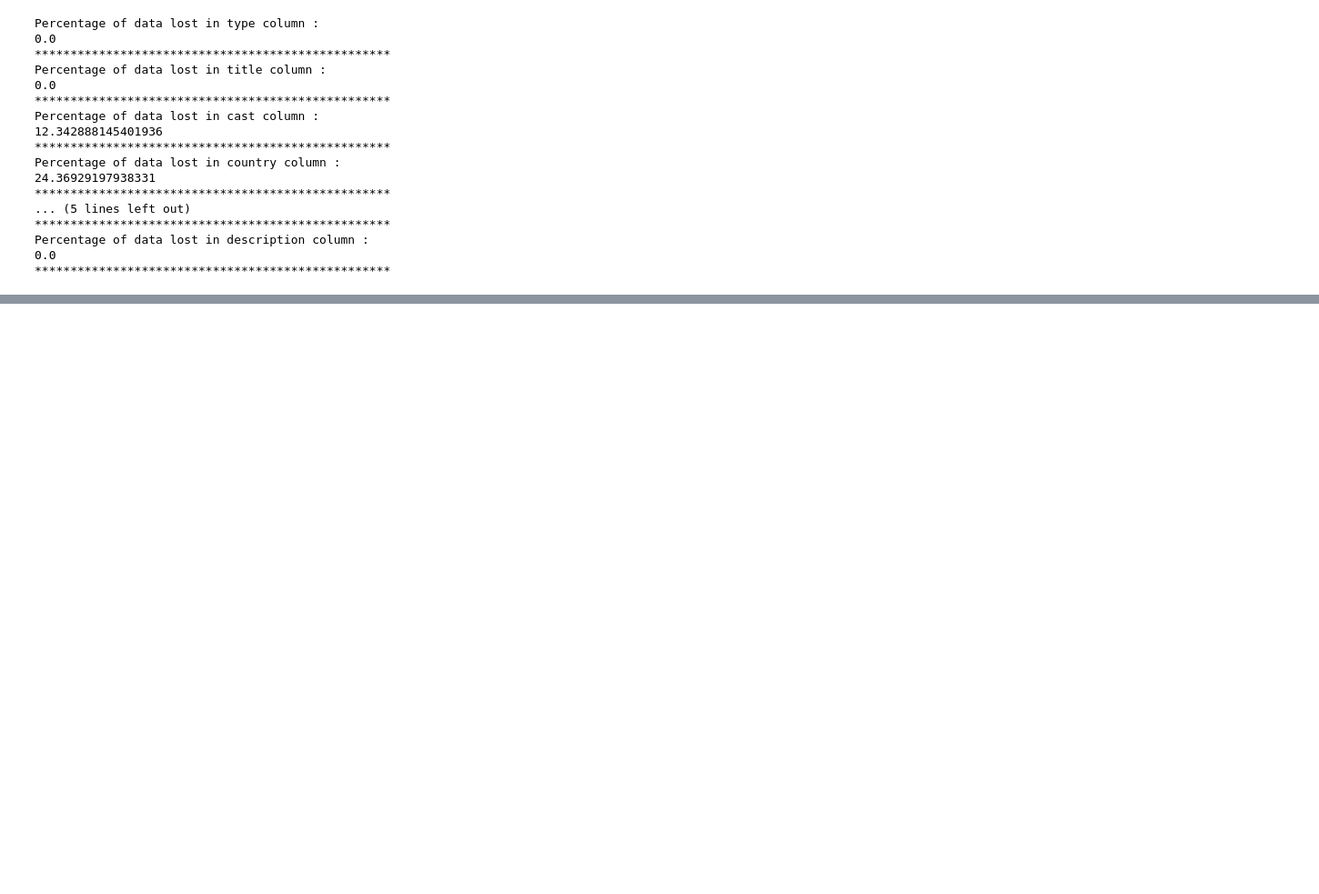
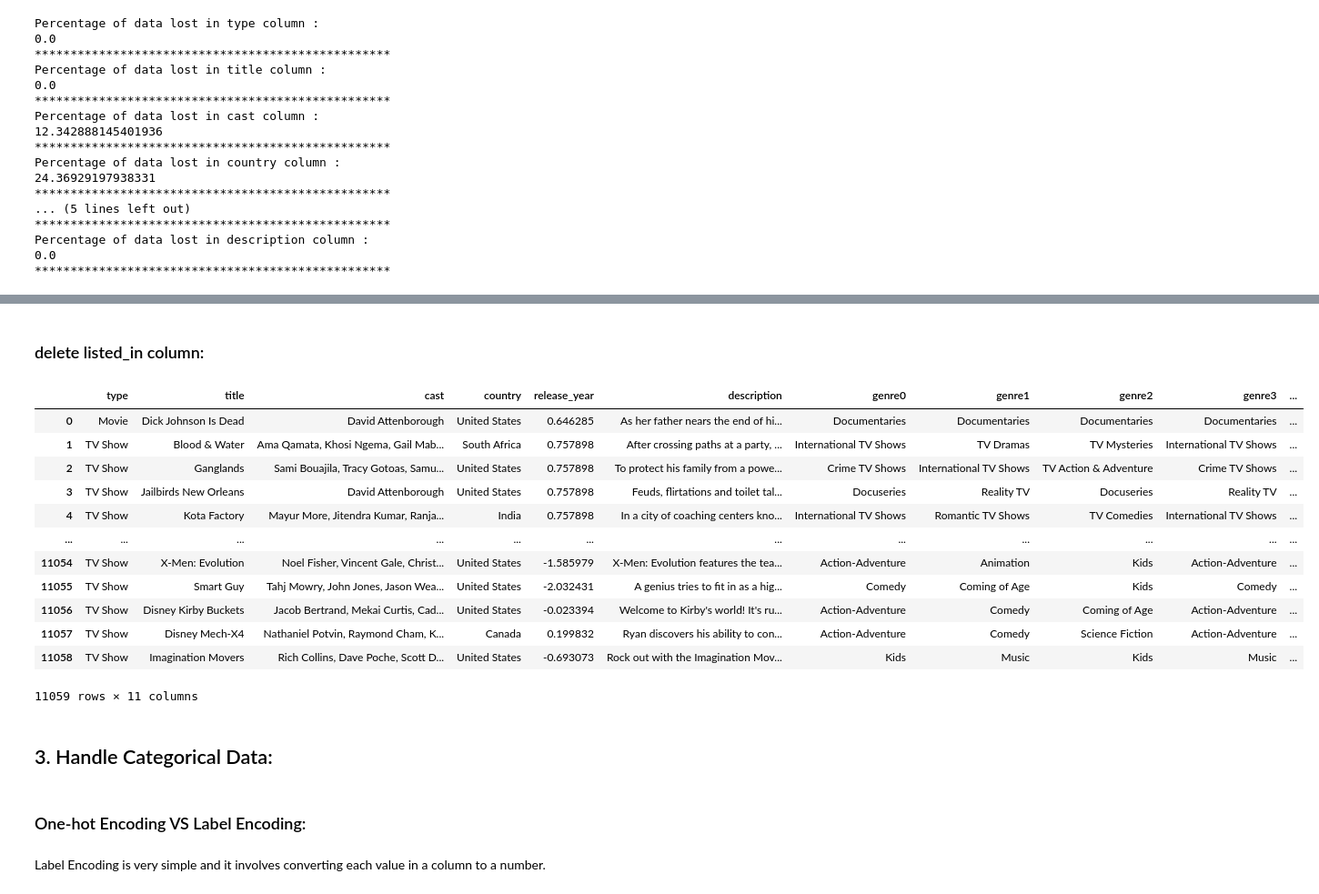
Before and after one commit to ae2079/AI_CA4, a Jupyter notebook: CA4.ipynb, the cells around one changed output, grey strips where cells are left out. Shown at 91% size. Drawn from its saved outputs; the diff is of its cells as text; code cells hidden in the pictures; blank space fills up the shorter version.

```diff
--- a/CA4.ipynb
+++ b/CA4.ipynb
@@ -105,0 +178,2 @@ Percentage of data lost in description column :
+# %%
+df["release_year"] = (df["release_year"] - df["release_year"].mean()) / df["release_year"].std()
@@ -105,0 +219,5 @@ Percentage of data lost in description column :
+# %%
+max_num_of_values = 0
+for item in df["listed_in"]:
+    if len(item.split(", ")) > max_num_of_values:
+        max_num_of_values = len(item.split(", "))
@@ -105,0 +228,11 @@ Percentage of data lost in description column :
+# %%
+for i in range(0, max_num_of_values):
+    ls = []
+    for item in df["listed_in"]:
+        if len(item.split(", ")) <= i:
+            index = i % len(item.split(", "))
+            ls.append(item.split(", ")[index])
+        else:
+            ls.append(item.split(", ")[i])
+    column_name = "genre" + str(i)
+    df[column_name] = ls
@@ -105,0 +255,26 @@ Percentage of data lost in description column :
+# %% [markdown]
+### delete listed_in column:
+# %%
+df.drop(labels = "listed_in", axis = 1, inplace = True)
+# %%
+df
+# %% [output]
+|  | type | title | cast | country | release_year | description | genre0 | genre1 | genre2 | genre3 | ... |
+| 0 | Movie | Dick Johnson Is Dead | David Attenborough | United States | 0.646285 | As her father nears the end of hi... | Documentaries | Documentaries | Documentaries | Documentaries | ... |
+| 1 | TV Show | Blood & Water | Ama Qamata, Khosi Ngema, Gail Mab... | South Africa | 0.757898 | After crossing paths at a party, ... | International TV Shows | TV Dramas | TV Mysteries | International TV Shows | ... |
+| 2 | TV Show | Ganglands | Sami Bouajila, Tracy Gotoas, Samu... | United States | 0.757898 | To protect his family from a powe... | Crime TV Shows | International TV Shows | TV Action & Adventure | Crime TV Shows | ... |
+| 3 | TV Show | Jailbirds New Orleans | David Attenborough | United States | 0.757898 | Feuds, flirtations and toilet tal... | Docuseries | Reality TV | Docuseries | Reality TV | ... |
+| 4 | TV Show | Kota Factory | Mayur More, Jitendra Kumar, Ranja... | India | 0.757898 | In a city of coaching centers kno... | International TV Shows | Romantic TV Shows | TV Comedies | International TV Shows | ... |
+| ... | ... | ... | ... | ... | ... | ... | ... | ... | ... | ... | ... |
+| 11054 | TV Show | X-Men: Evolution | Noel Fisher, Vincent Gale, Christ... | United States | -1.585979 | X-Men: Evolution features the tea... | Action-Adventure | Animation | Kids | Action-Adventure | ... |
+| 11055 | TV Show | Smart Guy | Tahj Mowry, John Jones, Jason Wea... | United States | -2.032431 | A genius tries to fit in as a hig... | Comedy | Coming of Age | Kids | Comedy | ... |
+| 11056 | TV Show | Disney Kirby Buckets | Jacob Bertrand, Mekai Curtis, Cad... | United States | -0.023394 | Welcome to Kirby's world! It's ru... | Action-Adventure | Comedy | Coming of Age | Action-Adventure | ... |
+| 11057 | TV Show | Disney Mech-X4 | Nathaniel Potvin, Raymond Cham, K... | Canada | 0.199832 | Ryan discovers his ability to con... | Action-Adventure | Comedy | Science Fiction | Action-Adventure | ... |
+| 11058 | TV Show | Imagination Movers | Rich Collins, Dave Poche, Scott D... | United States | -0.693073 | Rock out with the Imagination Mov... | Kids | Music | Kids | Music | ... |
+11059 rows × 11 columns
+# %% [markdown]
+## 3. Handle Categorical Data:
+# %% [markdown]
+### One-hot Encoding VS Label Encoding:
+# %% [markdown]
+Label Encoding is very simple and it involves converting each value in a column to a number.
```
Also changed, not shown: parts of 36 cells of this notebook.
